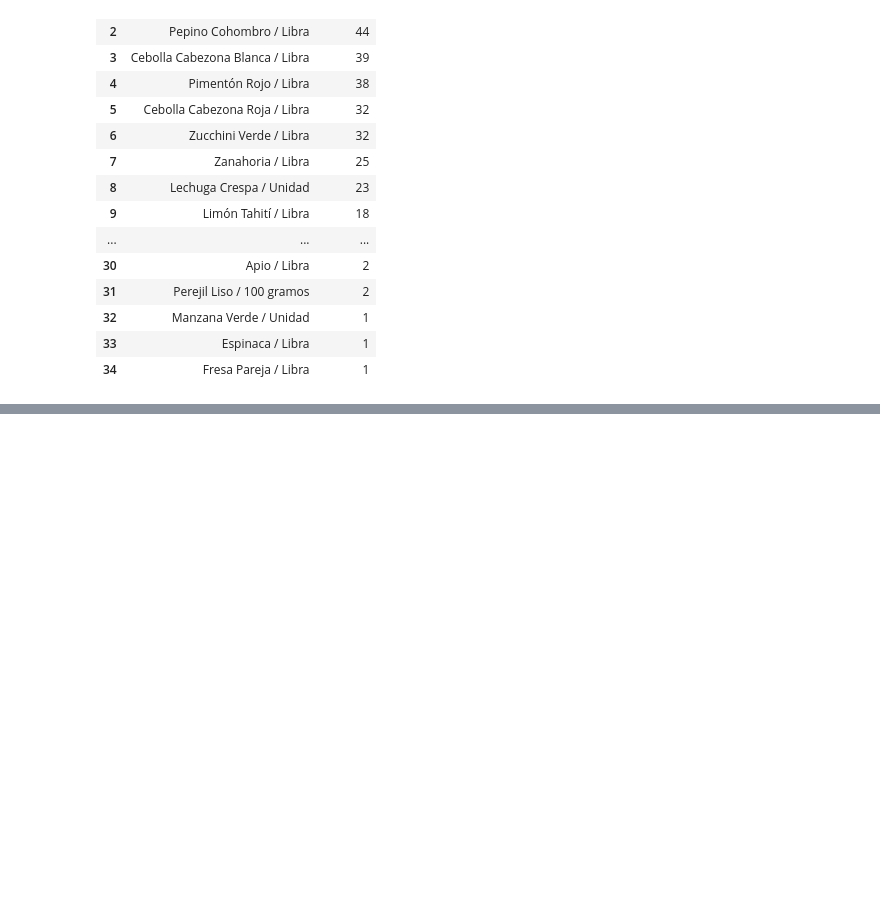
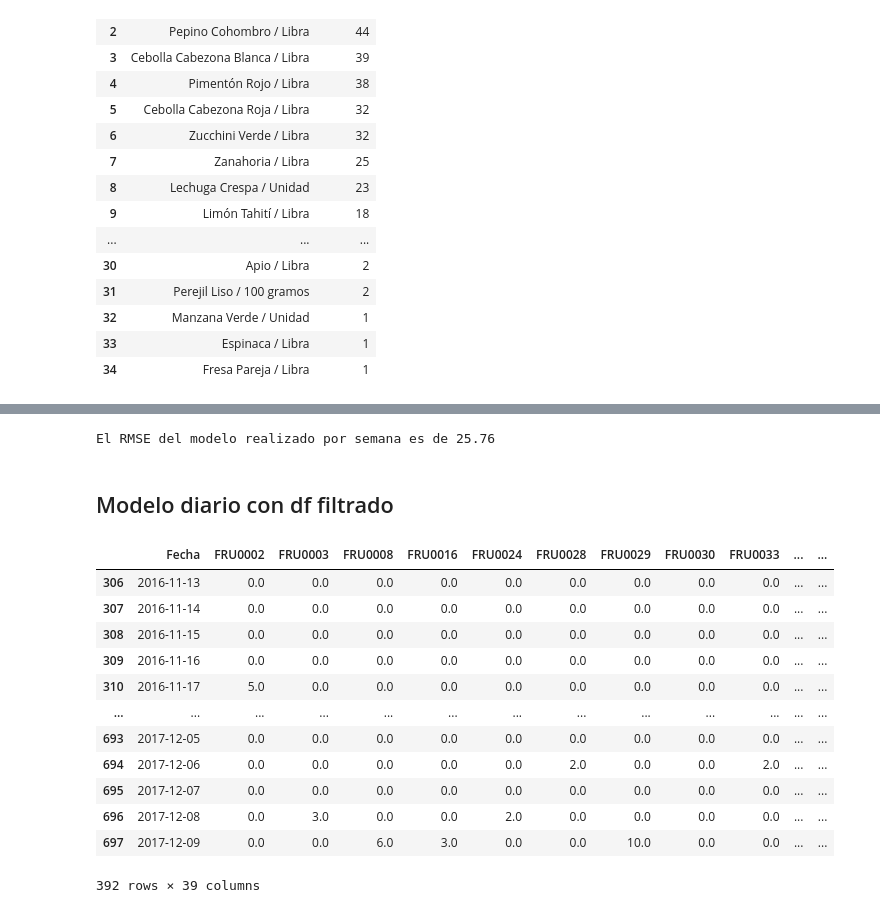
Before and after one commit to NecesitoUnNick/Modelos-2, a Jupyter notebook: 01/MicroProyecto1_StartUp.ipynb, the cells around one changed output, grey strips where cells are left out. Cells and saved outputs as stored; diff of their text form; code cells hidden in the pictures; blank space fills up the shorter version.

```diff
--- a/01/MicroProyecto1_StartUp.ipynb
+++ b/01/MicroProyecto1_StartUp.ipynb
@@ -297,0 +359,24 @@ resultado_fin
+# %%
+RMSE_week = (np.sum(np.sum(forecast_week.iloc[:,1:].reset_index() - data_week.iloc[:,1:].reset_index() ))/4)**0.5
+print('El RMSE del modelo realizado por semana es de',np.round(RMSE_week,2))
+# %% [output]
+El RMSE del modelo realizado por semana es de 25.76
+# %% [markdown]
+## Modelo diario con df filtrado
+# %%
+dfsf = dfs[dfs['Fecha']>='2016-11-13']
+dfsf
+# %% [output]
+|  | Fecha | FRU0002 | FRU0003 | FRU0008 | FRU0016 | FRU0024 | FRU0028 | FRU0029 | FRU0030 | FRU0033 | ... | ... |
+| 306 | 2016-11-13 | 0.0 | 0.0 | 0.0 | 0.0 | 0.0 | 0.0 | 0.0 | 0.0 | 0.0 | ... | ... |
+| 307 | 2016-11-14 | 0.0 | 0.0 | 0.0 | 0.0 | 0.0 | 0.0 | 0.0 | 0.0 | 0.0 | ... | ... |
+| 308 | 2016-11-15 | 0.0 | 0.0 | 0.0 | 0.0 | 0.0 | 0.0 | 0.0 | 0.0 | 0.0 | ... | ... |
+| 309 | 2016-11-16 | 0.0 | 0.0 | 0.0 | 0.0 | 0.0 | 0.0 | 0.0 | 0.0 | 0.0 | ... | ... |
+| 310 | 2016-11-17 | 5.0 | 0.0 | 0.0 | 0.0 | 0.0 | 0.0 | 0.0 | 0.0 | 0.0 | ... | ... |
+| ... | ... | ... | ... | ... | ... | ... | ... | ... | ... | ... | ... | ... |
+| 693 | 2017-12-05 | 0.0 | 0.0 | 0.0 | 0.0 | 0.0 | 0.0 | 0.0 | 0.0 | 0.0 | ... | ... |
+| 694 | 2017-12-06 | 0.0 | 0.0 | 0.0 | 0.0 | 0.0 | 2.0 | 0.0 | 0.0 | 2.0 | ... | ... |
+| 695 | 2017-12-07 | 0.0 | 0.0 | 0.0 | 0.0 | 0.0 | 0.0 | 0.0 | 0.0 | 0.0 | ... | ... |
+| 696 | 2017-12-08 | 0.0 | 3.0 | 0.0 | 0.0 | 2.0 | 0.0 | 0.0 | 0.0 | 0.0 | ... | ... |
+| 697 | 2017-12-09 | 0.0 | 0.0 | 6.0 | 3.0 | 0.0 | 0.0 | 10.0 | 0.0 | 0.0 | ... | ... |
+392 rows × 39 columns
```
Also changed, not shown: parts of 11 cells of this notebook.
